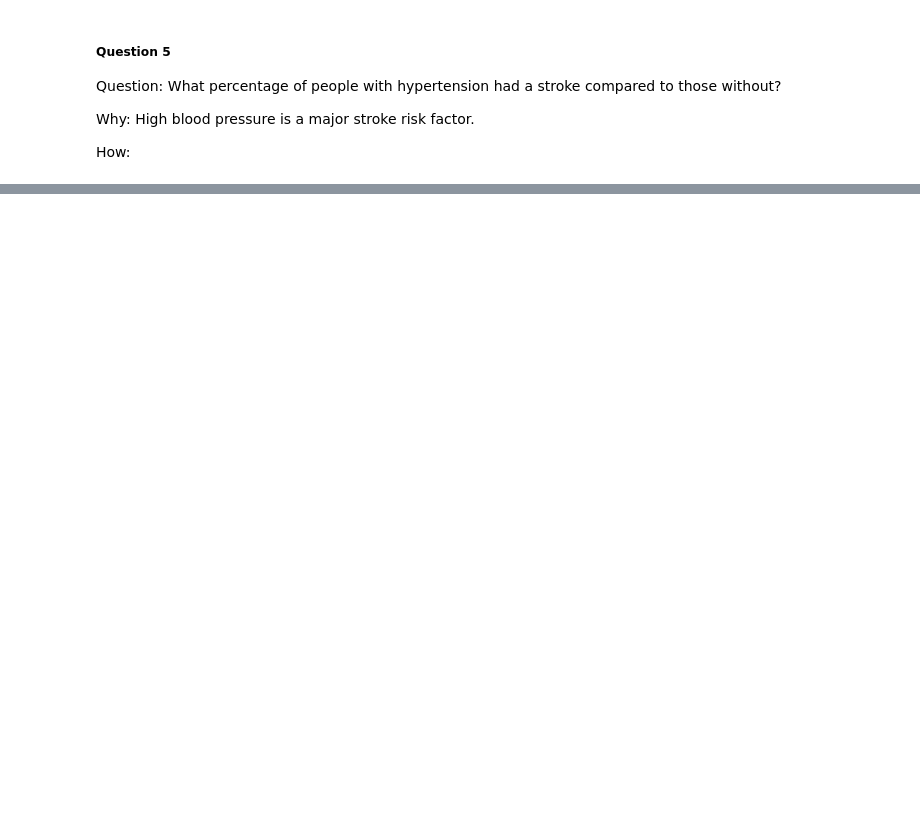
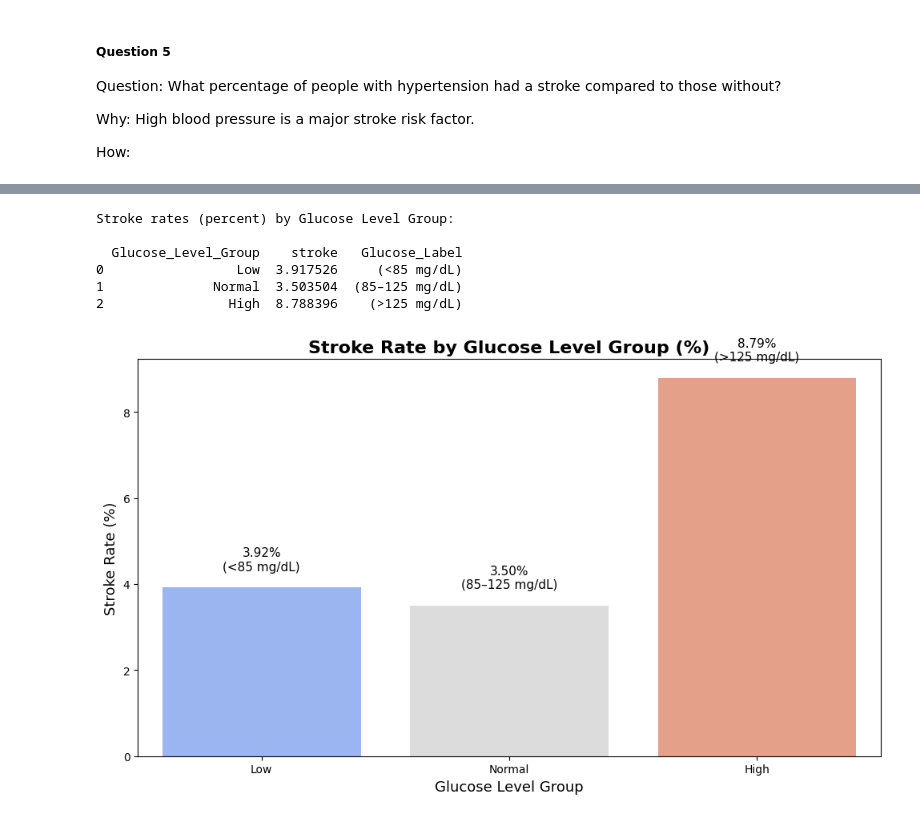
Before and after one commit to OmarAymanZaid/DEPI3_OurProject, a Jupyter notebook: Notebooks/2_data_analysis.ipynb, the cells around one changed output, grey strips where cells are left out. Drawn from its saved outputs; the diff is of its cells as text; code cells hidden in the pictures; blank space fills up the shorter version.

```diff
--- a/Notebooks/2_data_analysis.ipynb
+++ b/Notebooks/2_data_analysis.ipynb
@@ -372,0 +528,66 @@ Name: stroke, dtype: float64
+# %%
+# ---- Compute Glucose Level stats ----
+glucose_mean = stroke_data['avg_glucose_level'].mean()
+glucose_std = stroke_data['avg_glucose_level'].std()
+
+# ---- Create Glucose Level groups ----
+stroke_data['Glucose_Level_Group'] = pd.cut(
+    stroke_data['avg_glucose_level'],
+    bins=[-float('inf'), -0.5, 0.5, float('inf')],
+    labels=['Low', 'Normal', 'High']
+)
+
+# ---- Group data by Glucose_Level_Group ----
+glucose_stroke = (
+    stroke_data
+    .groupby('Glucose_Level_Group', observed=True)['stroke']
+    .mean()
+    .reset_index()
+)
+
+# Convert stroke rate to percentage
+glucose_stroke['stroke'] *= 100
+
+# ---- Add readable glucose ranges ----
+glucose_ranges = {
+    'Low': '(<85 mg/dL)',
+    'Normal': '(85–125 mg/dL)',
+    'High': '(>125 mg/dL)'
+}
+glucose_stroke['Glucose_Label'] = glucose_stroke['Glucose_Level_Group'].map(glucose_ranges)
+
+# ---- Print grouped results ----
+print("Stroke rates (percent) by Glucose Level Group:\n")
+print(glucose_stroke)
+
+# ---- Visualization ----
+plt.figure(figsize=(10, 6))
+sns.barplot(
+    data=glucose_stroke,
+    x='Glucose_Level_Group',
+    y='stroke',
+    hue='Glucose_Level_Group',
+    palette='coolwarm',
+    legend=False
+)
+
+plt.title('Stroke Rate by Glucose Level Group (%)', fontsize=16, weight='bold')
+plt.ylabel('Stroke Rate (%)', fontsize=13)
+plt.xlabel('Glucose Level Group', fontsize=13)
+
+# Add value labels
+for i, row in glucose_stroke.iterrows():
+    plt.text(i, row['stroke'] + 0.4,
+             f"{row['stroke']:.2f}%\n{row['Glucose_Label']}",
+             ha='center', fontsize=11)
+
+plt.tight_layout()
+plt.show()
+# %% [output]
+Stroke rates (percent) by Glucose Level Group:
+
+  Glucose_Level_Group    stroke   Glucose_Label
+0                 Low  3.917526     (<85 mg/dL)
+1              Normal  3.503504  (85–125 mg/dL)
+2                High  8.788396    (>125 mg/dL)
+[figure, added]
```
Also changed, not shown: parts of 11 cells of this notebook.
